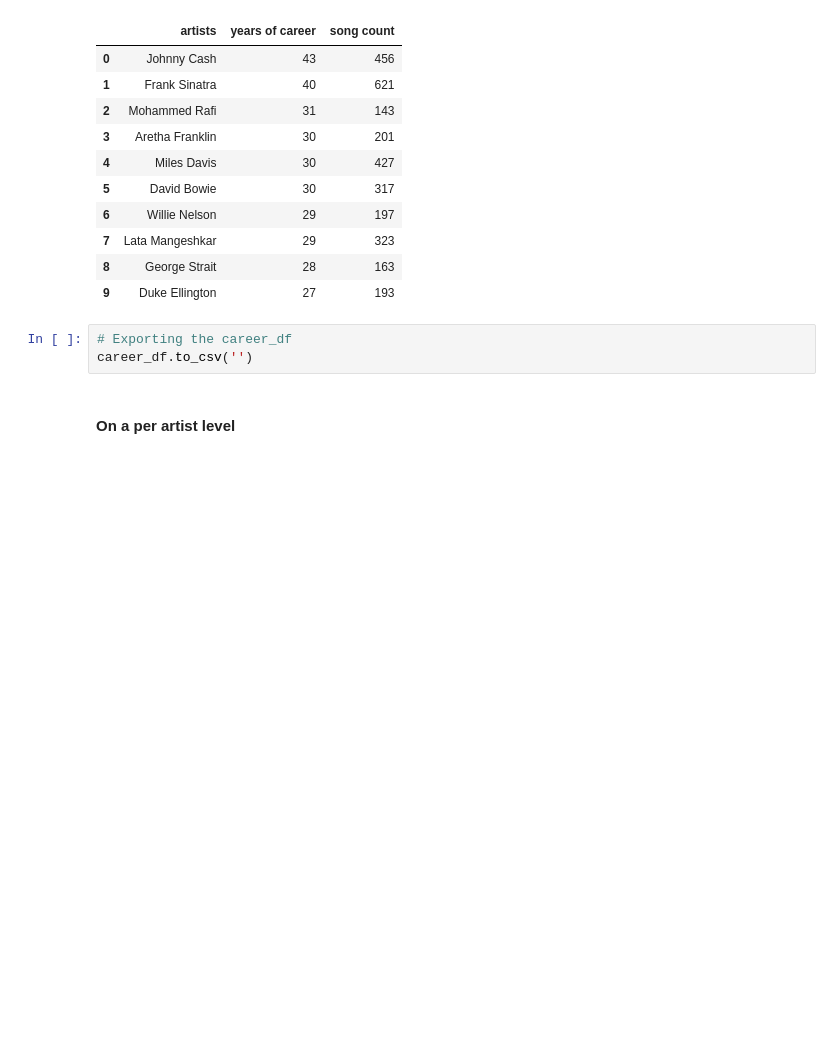
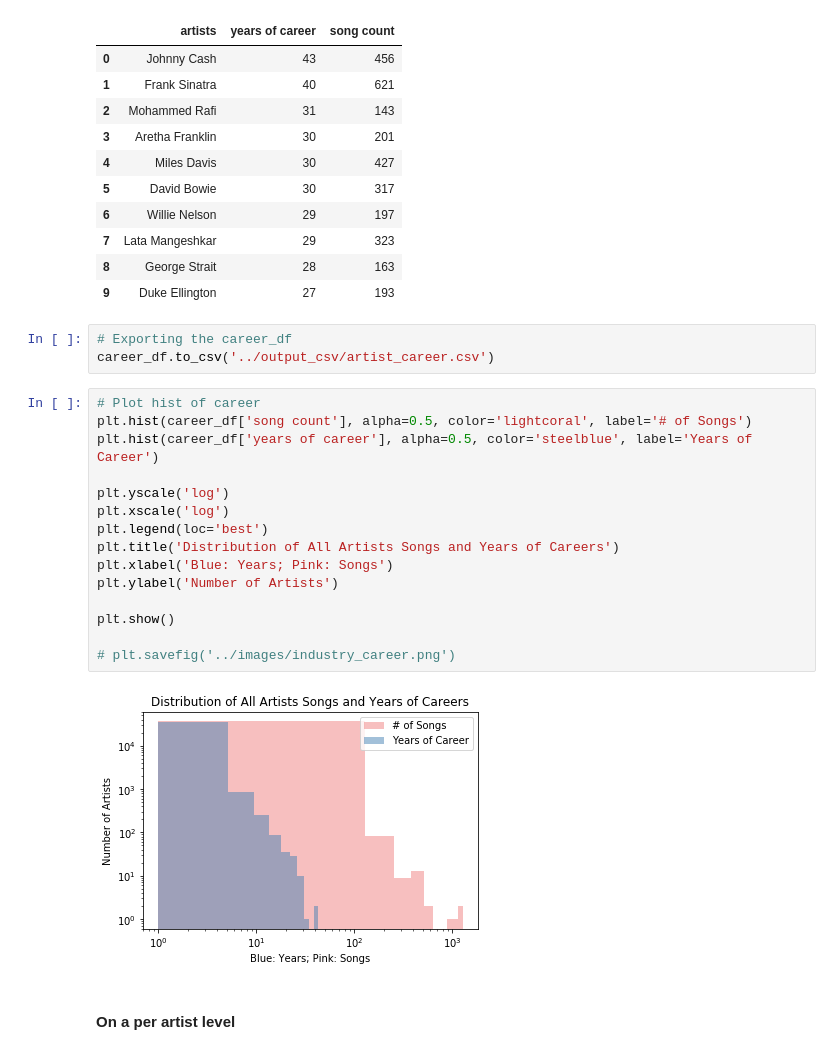
Before and after one commit to ztcnrh/Spotify-Music-Analysis, a Jupyter notebook: analysis/exploration_descriptive_analysis.ipynb, the cells around one changed output. Cells and saved outputs as stored; diff of their text form; blank space fills up the shorter version.

Commit message:
Update to data exploration and outputs. Add careers histogram, output csv, and output image.

```diff
--- a/analysis/exploration_descriptive_analysis.ipynb
+++ b/analysis/exploration_descriptive_analysis.ipynb
@@ -125,7 +125,24 @@ career_df.head(10)
 | 9 | Duke Ellington | 27 | 193 |
 # %%
 # Exporting the career_df
-career_df.to_csv('')
+career_df.to_csv('../output_csv/artist_career.csv')
+# %%
+# Plot hist of career
+plt.hist(career_df['song count'], alpha=0.5, color='lightcoral', label='# of Songs')
+plt.hist(career_df['years of career'], alpha=0.5, color='steelblue', label='Years of Career')
+
+plt.yscale('log')
+plt.xscale('log')
+plt.legend(loc='best')
+plt.title('Distribution of All Artists Songs and Years of Careers')
+plt.xlabel('Blue: Years; Pink: Songs')
+plt.ylabel('Number of Artists')
+
+plt.show()
+
+# plt.savefig('../images/industry_career.png')
+# %% [output]
+[figure, added]
 # %% [markdown]
 #### On a per artist level
 # %%
```
Also changed, not shown: parts of 1 cell of this notebook, 2 other files.
